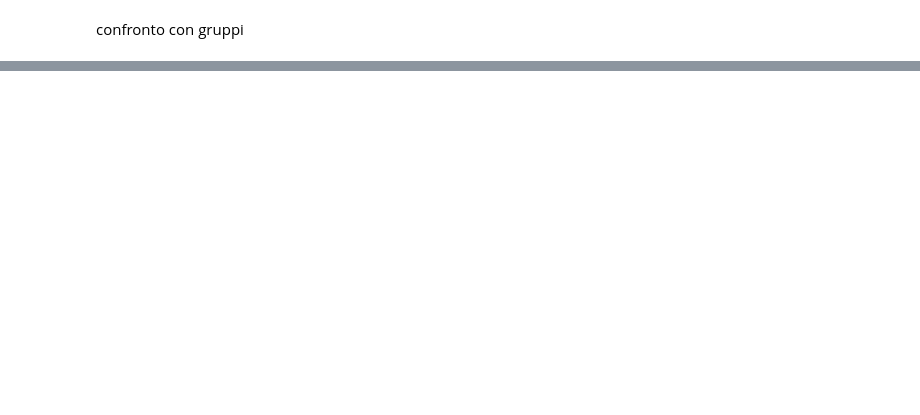
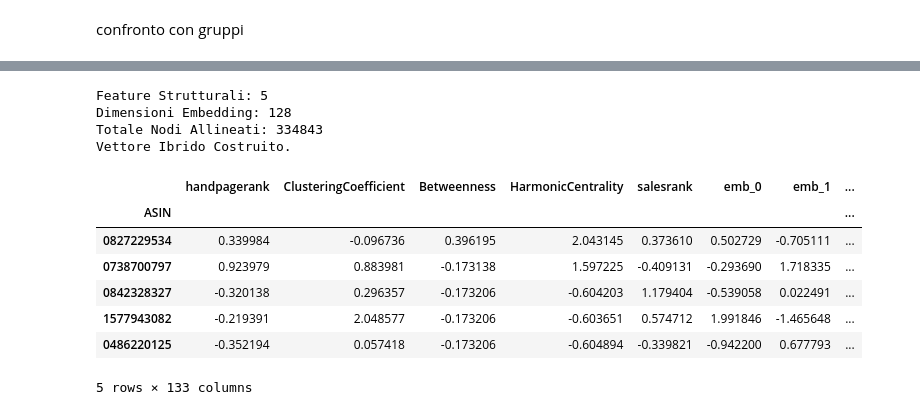
Before and after one commit to raozzo/ProgettoLFN, a Jupyter notebook: Code/notebooks/print.ipynb, the cells around one changed output, grey strips where cells are left out. Drawn from its saved outputs; the diff is of its cells as text; code cells hidden in the pictures; blank space fills up the shorter version.

```diff
--- a/Code/notebooks/print.ipynb
+++ b/Code/notebooks/print.ipynb
@@ -226,0 +304,5 @@ plt.show()
+# %%
+data_frames = [df_handpagerank,df_clus,df_bet,df_harmonic_scores,df_salesrank]
+
+df_struct = pd.concat(data_frames,axis=1)
+df_struct.head()
@@ -226,0 +320,51 @@ plt.show()
+# %%
+#ho ricaricaricato gli embeddings ma si puo usare il df di prima
+df_emb = pd.read_csv("../data/processed/embeddings.csv", index_col=0)
+# %%
+df_hybrid_raw = df_struct.join(df_emb, how='inner', lsuffix='_struct', rsuffix='_emb')
+
+# Separiamo le colonne per poter applicare normalizzazioni diverse
+cols_struct = df_struct.columns
+cols_emb = df_emb.columns
+
+# Se hai colonne 'non-feature' (come 'group' o 'title'), rimuovile dalle liste
+cols_struct = [c for c in cols_struct if c not in ['group', 'title', 'ASIN']]
+# cols_emb dovrebbe contenere solo numeri (0, 1, ... 127)
+
+print(f"Feature Strutturali: {len(cols_struct)}")
+print(f"Dimensioni Embedding: {len(cols_emb)}")
+print(f"Totale Nodi Allineati: {len(df_hybrid_raw)}")
+
+
+
+# Opzione A: MinMax Scaling (Tutto tra 0 e 1) - Spesso preferito per ibridi
+#scaler = MinMaxScaler()
+
+# Opzione B: StandardScaler (Media 0, Var 1)
+scaler = StandardScaler()
+
+# Applichiamo lo scaler all'intero dataset concatenato
+# (Oppure puoi scalare le due parti separatamente se vuoi pesi diversi)
+X_hybrid = scaler.fit_transform(df_hybrid_raw[cols_struct + list(cols_emb)].fillna(0))
+
+
+df_hybrid_features = pd.DataFrame(
+    X_hybrid,
+    index=df_hybrid_raw.index,
+    columns=list(cols_struct) + list(cols_emb)
+)
+
+display(df_hybrid_features.head())
+# %% [output]
+Feature Strutturali: 5
+Dimensioni Embedding: 128
+Totale Nodi Allineati: 334843
+Vettore Ibrido Costruito.
+|  | handpagerank | ClusteringCoefficient | Betweenness | HarmonicCentrality | salesrank | emb_0 | emb_1 | ... |
+| ASIN |  |  |  |  |  |  |  | ... |
+| 0827229534 | 0.339984 | -0.096736 | 0.396195 | 2.043145 | 0.373610 | 0.502729 | -0.705111 | ... |
+| 0738700797 | 0.923979 | 0.883981 | -0.173138 | 1.597225 | -0.409131 | -0.293690 | 1.718335 | ... |
+| 0842328327 | -0.320138 | 0.296357 | -0.173206 | -0.604203 | 1.179404 | -0.539058 | 0.022491 | ... |
+| 1577943082 | -0.219391 | 2.048577 | -0.173206 | -0.603651 | 0.574712 | 1.991846 | -1.465648 | ... |
+| 0486220125 | -0.352194 | 0.057418 | -0.173206 | -0.604894 | -0.339821 | -0.942200 | 0.677793 | ... |
+5 rows × 133 columns
```
Also changed, not shown: parts of 22 cells of this notebook, 1 other file.
